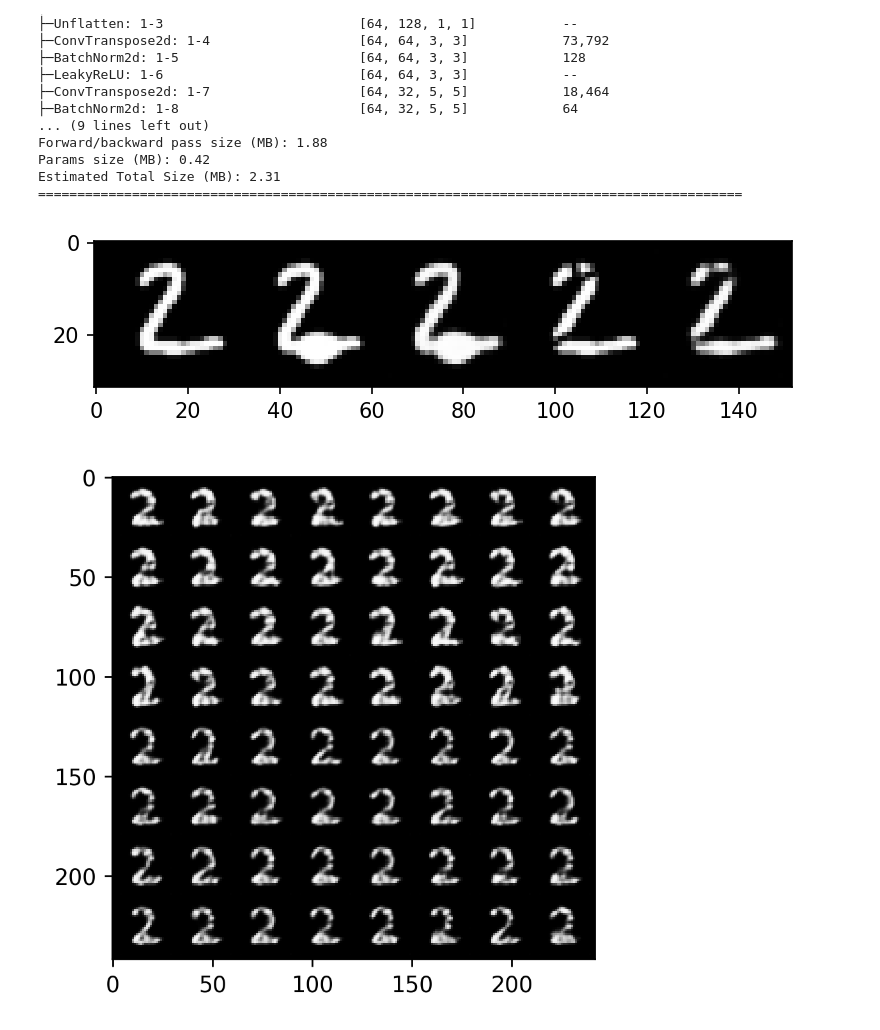
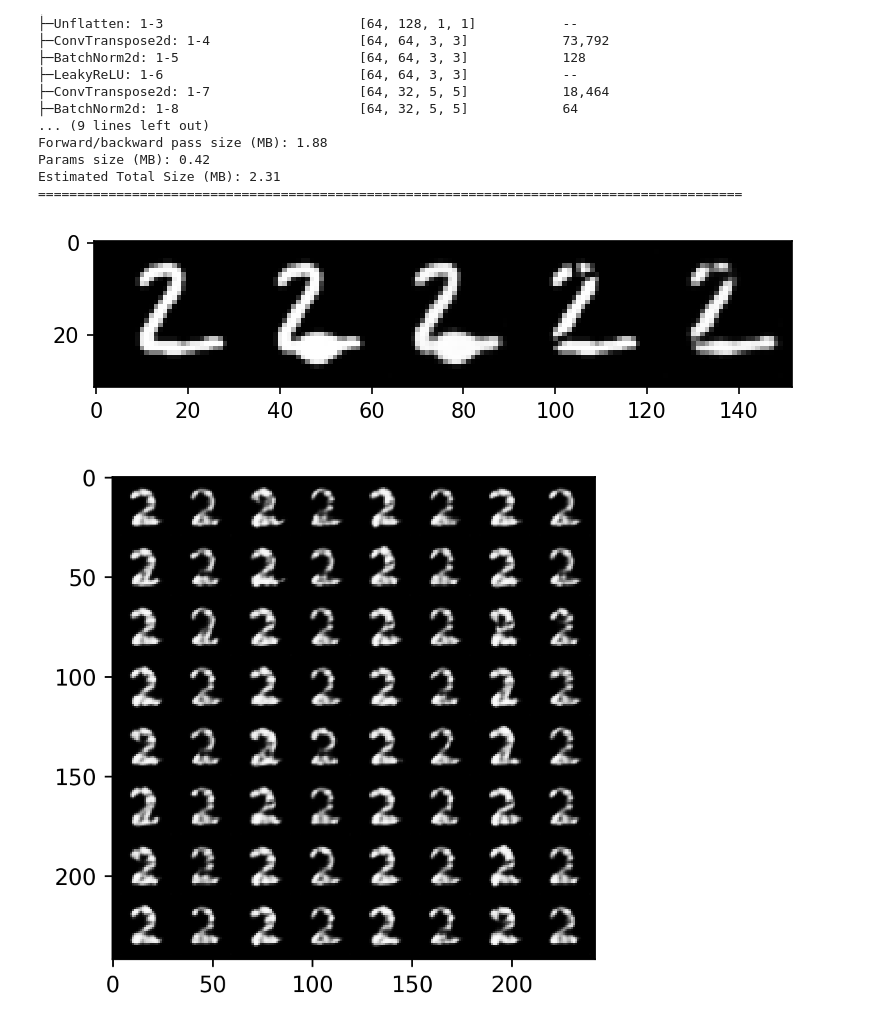
Before and after one commit to matteobilardi/ccbir, a Jupyter notebook: ccbir/scratchpad.ipynb, the cells around one changed output. Cells and saved outputs as stored; diff of their text form; code cells hidden in the pictures.

```diff
--- a/ccbir/scratchpad.ipynb
+++ b/ccbir/scratchpad.ipynb
@@ -148,33 +148,41 @@ def vqvae_recon(embedding):
         return vqvae.decode(e_x)
 
 
 idx = 1
 idx_end = idx + 1
 
 X, y = batch
 num_samples=32
 X = {k:v[idx:idx_end].repeat_interleave(num_samples, dim=0) for k,v in X.items()}
-X['outcome_noise'] = torch.randn_like(X['outcome_noise']) * 1.5
+X['outcome_noise'] = torch.randn_like(X['outcome_noise']) * 1.2 # Resample (and scale up for higher variance)
 y = {k:v[idx:idx_end] for k,v in y.items()}
 
 item = test_dataloader.dataset.psf_dataset[idx]
 original_image = item['plain']['image'].unsqueeze(0)
 swollen_image = item['swollen']['image'].unsqueeze(0)
 fractured_image = item['fractured']['image'].unsqueeze(0)
 swollen_embedding = y['factual_outcome']
 fractured_embedding = y['counterfactual_outcome']
 swollen_embedding_hat, fractured_embedding_hat = twin_net.forward(X)
 
 images = [
     original_image,
     swollen_image, vqvae_recon(swollen_embedding),
     fractured_image, vqvae_recon(fractured_embedding),
 ]
 
-images_hat = [vqvae_recon(swollen_embedding_hat), vqvae_recon(fractured_embedding_hat)]
+# there is probably a better way:
+paired_up_embeddings = []
+for s, f in zip(swollen_embedding_hat, fractured_embedding_hat):
+    paired_up_embeddings.append(s)
+    paired_up_embeddings.append(f)
+
+paired_up_embeddings = torch.stack(paired_up_embeddings)
+
+images_hat = [vqvae_recon(paired_up_embeddings)]
 
 show_tensor(make_grid(torch.cat(images), normalize=True, range=(-1, 1)))
 show_tensor(make_grid(torch.cat(images_hat), normalize=True, range=(-1, 1)), dpi=250)
 # %% [output]
 [figure]
-[figure, old version]
+[figure, new version]
```
